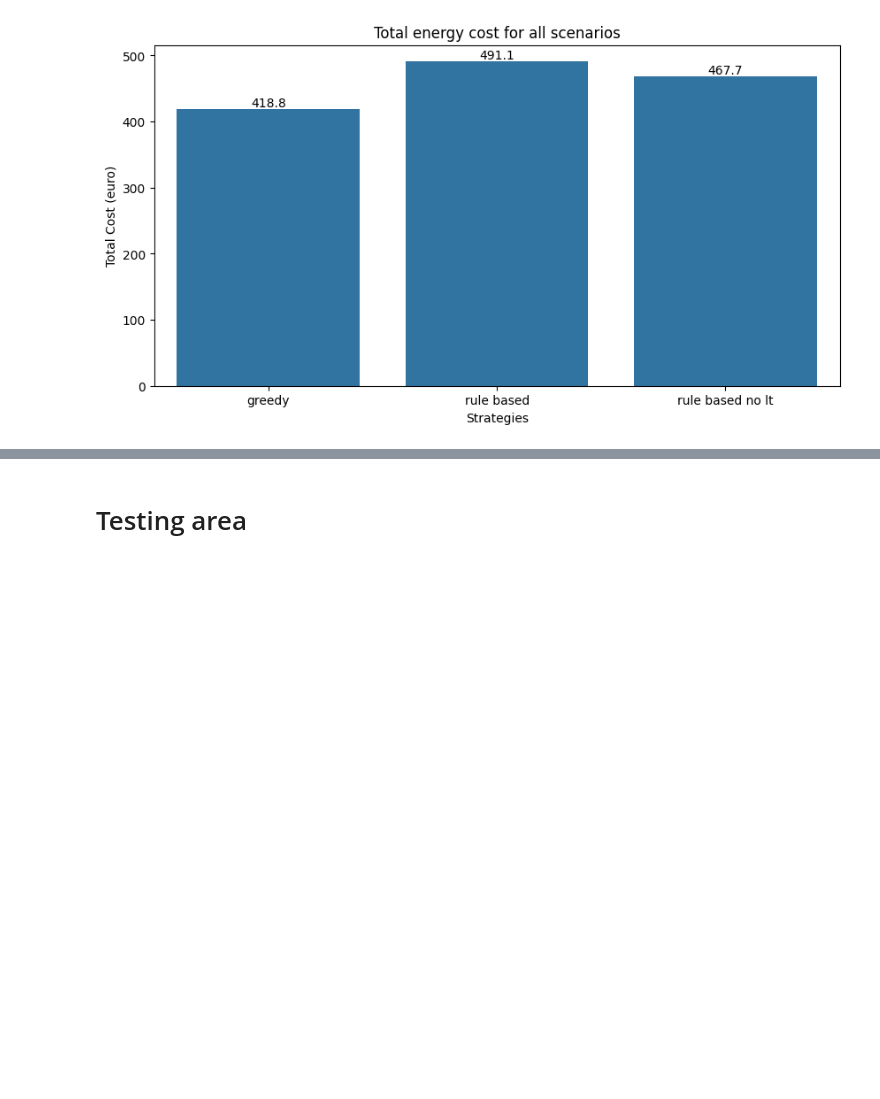
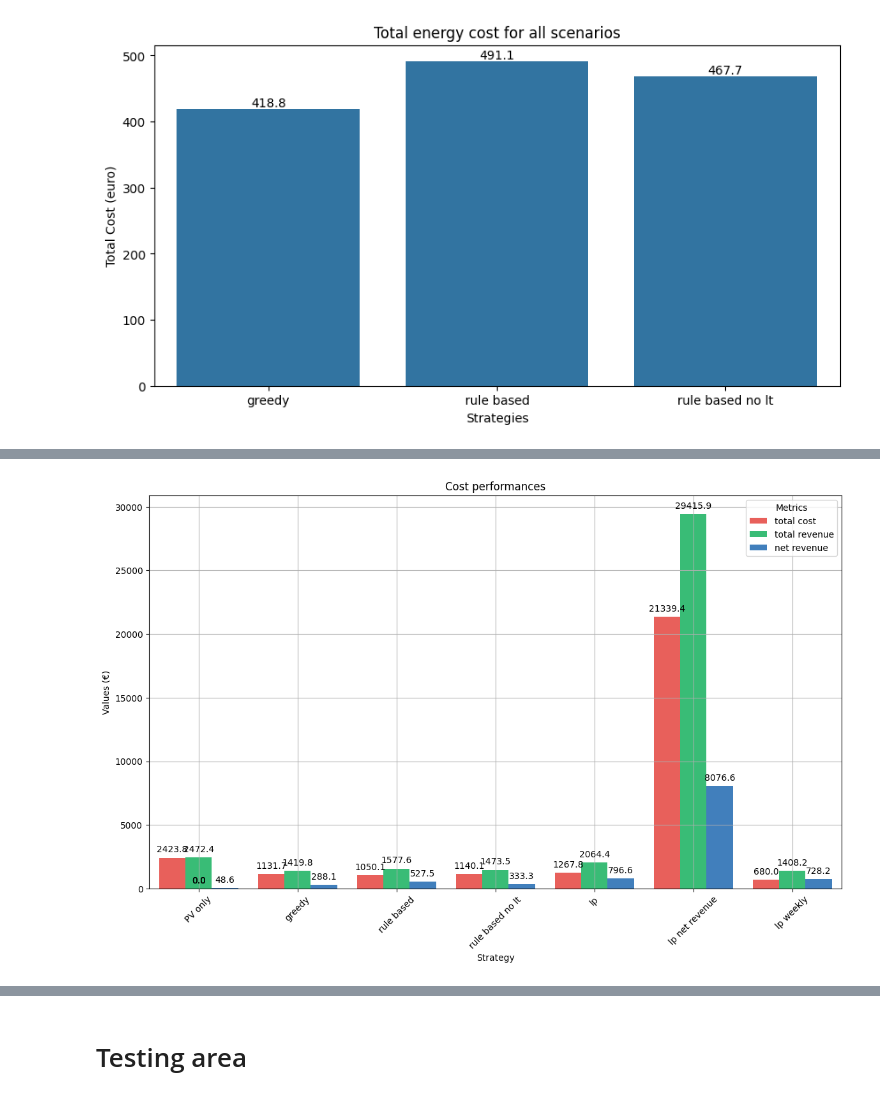
Before and after one commit to TolnaiGergo/EnergyCommunity, a Jupyter notebook: test.ipynb, the cells around one changed output, grey strips where cells are left out. Saved outputs shown, nothing was run; the diff lists cells and outputs as text; code cells hidden in the pictures; blank space fills up the shorter version.

Commit message:
total comp bar plots

```diff
--- a/test.ipynb
+++ b/test.ipynb
@@ -766,7 +766,7 @@ rule_based.to_csv(f"rb_output_{scale_factor}_kw.csv", index=False)
 
 same strategy with one key difference: no lower threshold is used to buy cheaper energy.
 # %%
-percentiles = {"Winter":0.9,"Spring":0.8,"Summer":0.6,"Autumn":0.9}
+percentiles = {"Winter":0.7,"Spring":0.1,"Summer":0.1,"Autumn":0.6}
 rule_based_no_lt = process.assign(surplus = lambda x: np.where(x["production_kwh"] - x["consumption_kwh"] > 0, x["production_kwh"] - x["consumption_kwh"], 0),                       deficit  = lambda x: np.where(x['consumption_kwh'] - x['production_kwh'] > 0, x['consumption_kwh'] - x['production_kwh'], 0),
                        SOC_start     = float(0.00000),
                        SOC_end       = float(0.00000),
@@ -2208,0 +2335,3 @@ plt.show()
+# %%
+overall_df = pandas.read_csv(f"../output/seaborn/total_comparison_{option}_kwp.csv")
+overall_df.head(100)
@@ -2208,0 +2347,37 @@ plt.show()
+# %%
+filtered_df = overall_df[overall_df["strategy"] != "lp net revenue"]
+# %%
+import seaborn as sns
+import matplotlib.pyplot as plt
+
+filtered_melt = filtered_df.melt(id_vars="strategy", value_vars =["total cost","total revenue", "net revenue",
+                                                                  "self-sufficiency rate", "self-consumption rate",
+                                                                  "total export","total import"],
+                                 var_name="metric", value_name="value")
+# %%
+cost_metrics = ['total cost', 'total revenue', 'net revenue']
+cost_melt = filtered_melt[filtered_melt['metric'].isin(cost_metrics)]
+cost_palette = ["#FF4A44", "#23D274","#2D7FD0"]
+
+overall_melt = overall_df.melt(id_vars="strategy", value_vars =["total cost","total revenue", "net revenue"],
+                                 var_name="metric", value_name="value")
+plt.figure(figsize=(14, 8))
+ax = sns.barplot(x='strategy', y='value', hue='metric', data=overall_melt, palette=cost_palette)
+
+for p in ax.patches:
+    ax.annotate(format(p.get_height(), '.1f'),
+        (p.get_x() + p.get_width()/ 2., p.get_height()),
+        ha = "center", va = "center",
+        xytext = (0,9),
+        textcoords = "offset points")
+
+plt.xlabel("Strategy")
+plt.ylabel("Values (€)")
+plt.title("Cost performances")
+plt.legend(title="Metrics")
+plt.xticks(rotation=45)
+plt.grid(True)
+plt.savefig(f"../output/seaborn/overall_cost_{option}_pkw_with_net_rev_lp.pdf", format='pdf')
+plt.show()
+# %% [output]
+[figure, added]
```
Also changed, not shown: parts of 41 cells of this notebook.
